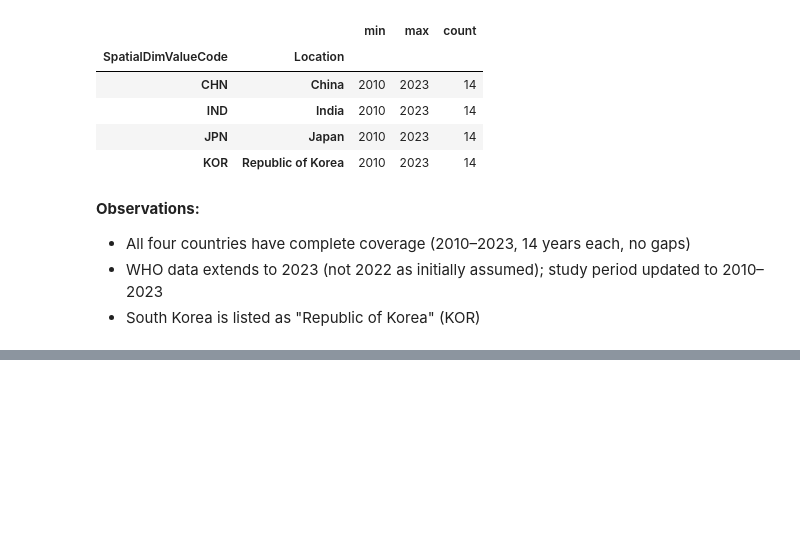
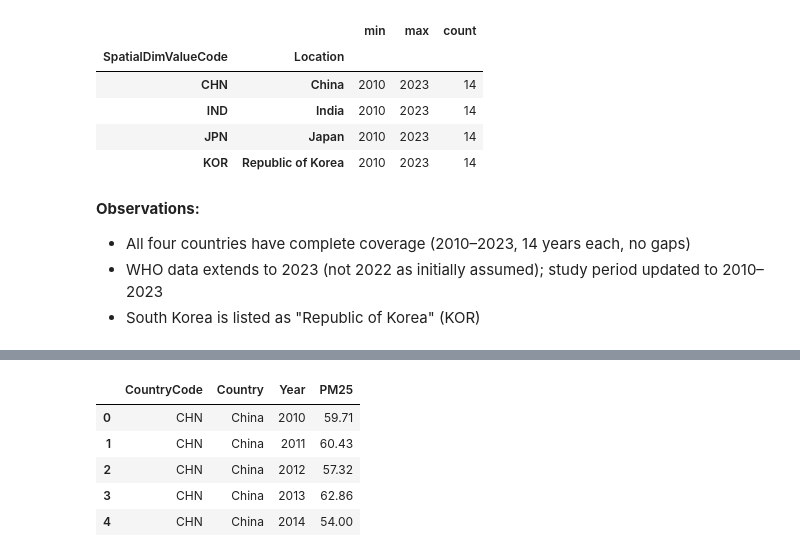
Before and after one commit to Jones-M8/china-pm25-convergence, a Jupyter notebook: notebooks/pm25_analysis.ipynb, the cells around one changed output, grey strips where cells are left out. Saved outputs shown, nothing was run; the diff lists cells and outputs as text; code cells hidden in the pictures; blank space fills up the shorter version.

Commit message:
Preprocess WHO PM2.5 data for four-country analysis

```diff
--- a/notebooks/pm25_analysis.ipynb
+++ b/notebooks/pm25_analysis.ipynb
@@ -152,0 +156,38 @@ coverage
+# %%
+# Select the four study countries
+study_codes = ["CHN", "JPN", "KOR", "IND"]
+
+df_clean = (
+    df_raw[
+        df_raw["SpatialDimValueCode"].isin(study_codes)
+        & (df_raw["Dim1"] == "Total")
+        & (df_raw["Period"].between(2010, 2023))
+    ]
+    [
+        [
+            "SpatialDimValueCode",
+            "Location",
+            "Period",
+            "FactValueNumeric"
+        ]
+    ]
+    .rename(
+        columns={
+            "SpatialDimValueCode": "CountryCode",
+            "Location": "Country",
+            "Period": "Year",
+            "FactValueNumeric": "PM25"
+        }
+    )
+    .sort_values(["Country", "Year"])
+    .reset_index(drop=True)
+)
+
+df_clean.head()
+# %% [output]
+|  | CountryCode | Country | Year | PM25 |
+| 0 | CHN | China | 2010 | 59.71 |
+| 1 | CHN | China | 2011 | 60.43 |
+| 2 | CHN | China | 2012 | 57.32 |
+| 3 | CHN | China | 2013 | 62.86 |
+| 4 | CHN | China | 2014 | 54.00 |
```
Also changed, not shown: parts of 3 cells of this notebook, 1 other file.
